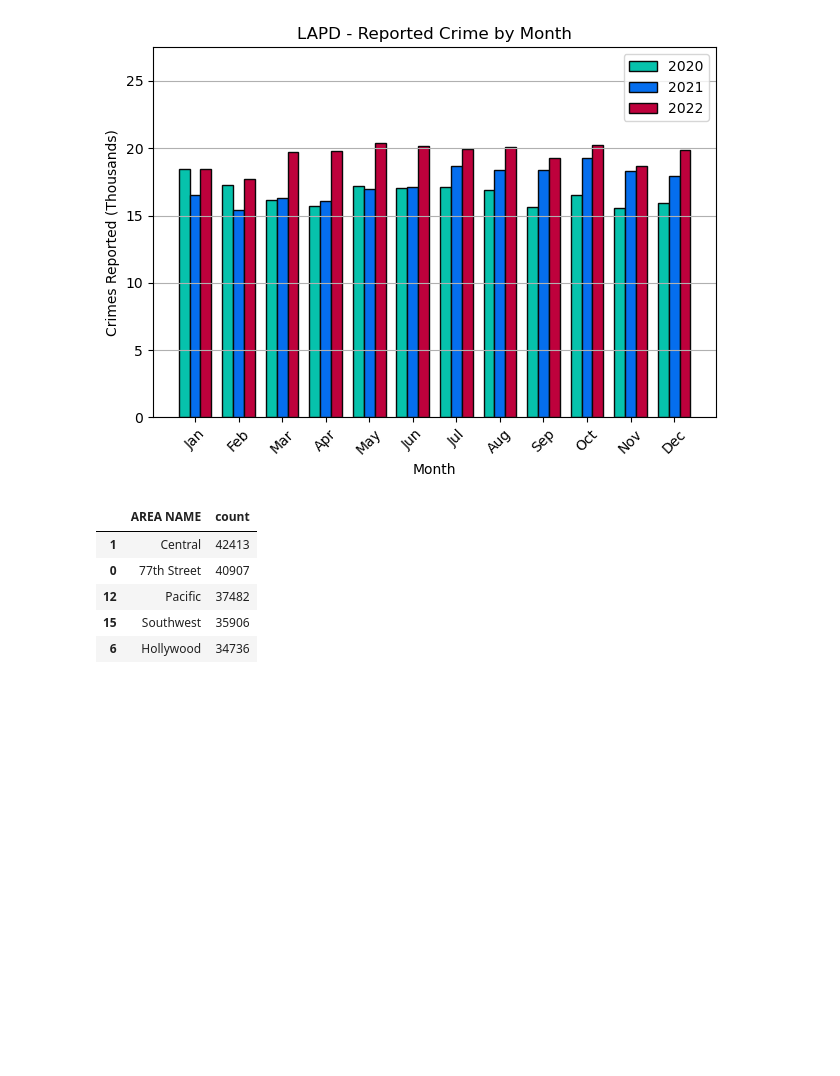
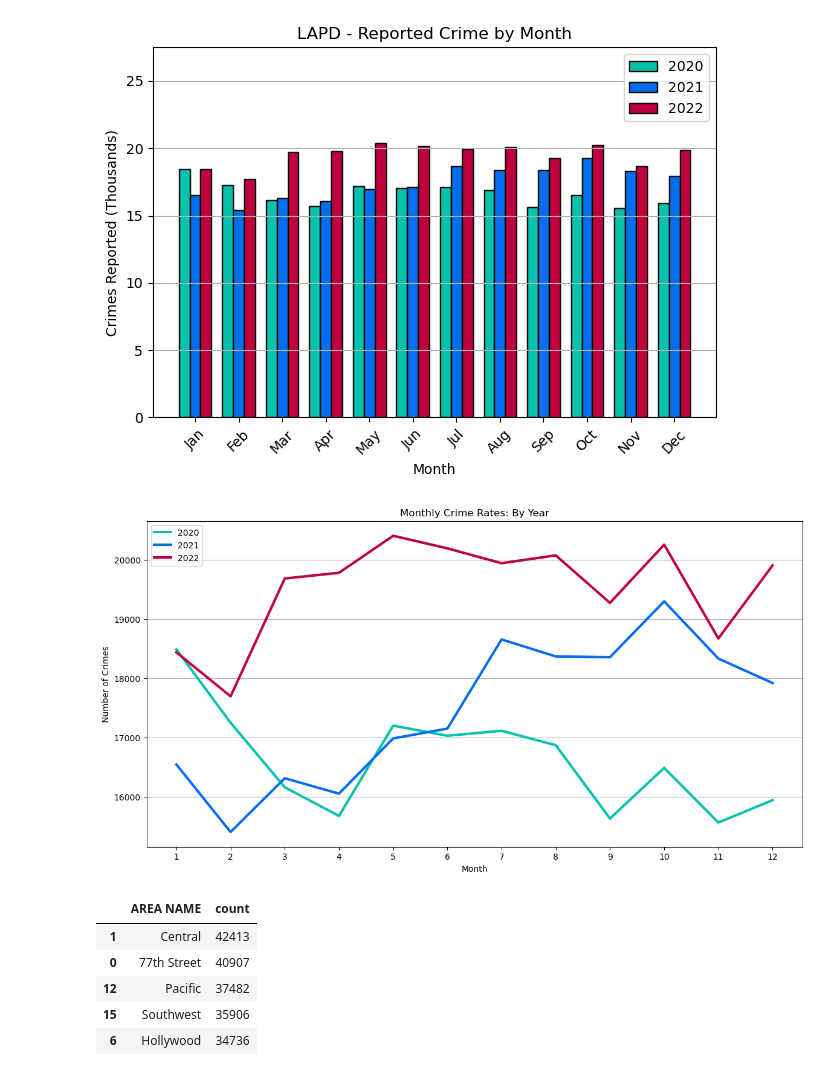
Before and after one commit to AshelynAllred/Data-Analysis-Project-1, a Jupyter notebook: main.ipynb, the cells around one changed output. Drawn from its saved outputs; the diff is of its cells as text; code cells hidden in the pictures; blank space fills up the shorter version.

```diff
--- a/main.ipynb
+++ b/main.ipynb
@@ -98,6 +103,30 @@ plt.savefig(path.join('Output', 'Total Crime by Month'))
 plt.show()
 # %% [output]
 [figure]
+# %%
+# alternate display monthly crime rates by year
+
+a = crime_data_2020.groupby('Month Occurred',as_index=False).count()
+b = a[['Month Occurred', 'DR_NO']].sort_values(by='Month Occurred')
+c = crime_data_2021.groupby('Month Occurred',as_index=False).count()
+d = c[['Month Occurred', 'DR_NO']].sort_values(by='Month Occurred')
+e = crime_data_2022.groupby('Month Occurred',as_index=False).count()
+f = e[['Month Occurred', 'DR_NO']].sort_values(by='Month Occurred')
+
+plt.figure(figsize = (14,7))
+width = 0.25
+bar1=plt.plot(a['Month Occurred'], b['DR_NO'],  color='xkcd:turquoise', label='2020', linewidth=3)
+bar2=plt.plot(c['Month Occurred'], d['DR_NO'], color='xkcd:cerulean blue', label='2021', linewidth=3)
+bar3 =plt.plot(e['Month Occurred'], f['DR_NO'],  color='xkcd:rose red', label='2022', linewidth=3)
+plt.title("Monthly Crime Rates: By Year")
+plt.xlabel("Month")
+plt.ylabel("Number of Crimes")
+plt.xticks([1,2,3,4,5,6,7,8,9,10,11,12])
+plt.legend()
+plt.grid(axis='y')
+plt.show()
+# %% [output]
+[figure, added]
 # %%
 crime_by_area = crime_data_full_yrs.groupby('AREA NAME', as_index=False)
 crime_by_area = crime_by_area['AREA NAME'].value_counts().sort_values('count', ascending=False)
```
Also changed, not shown: parts of 36 cells of this notebook, 7 other files.
